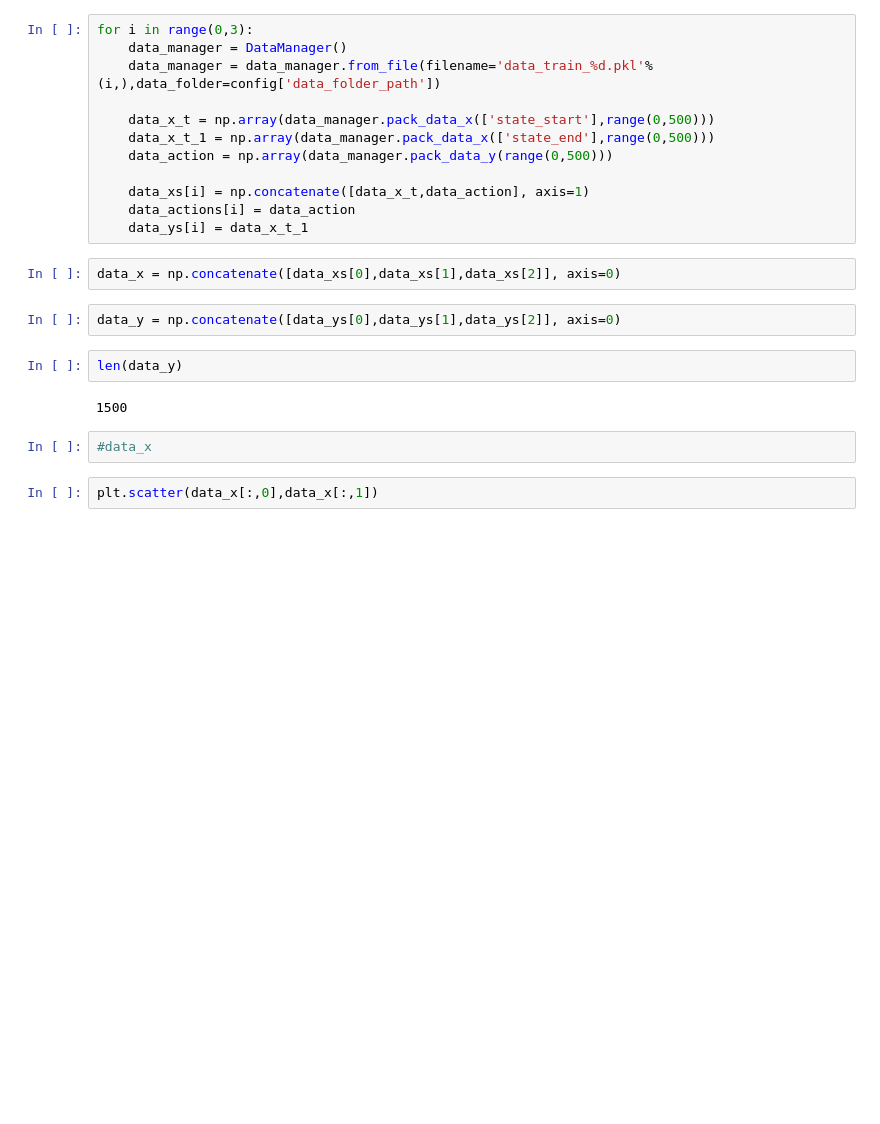
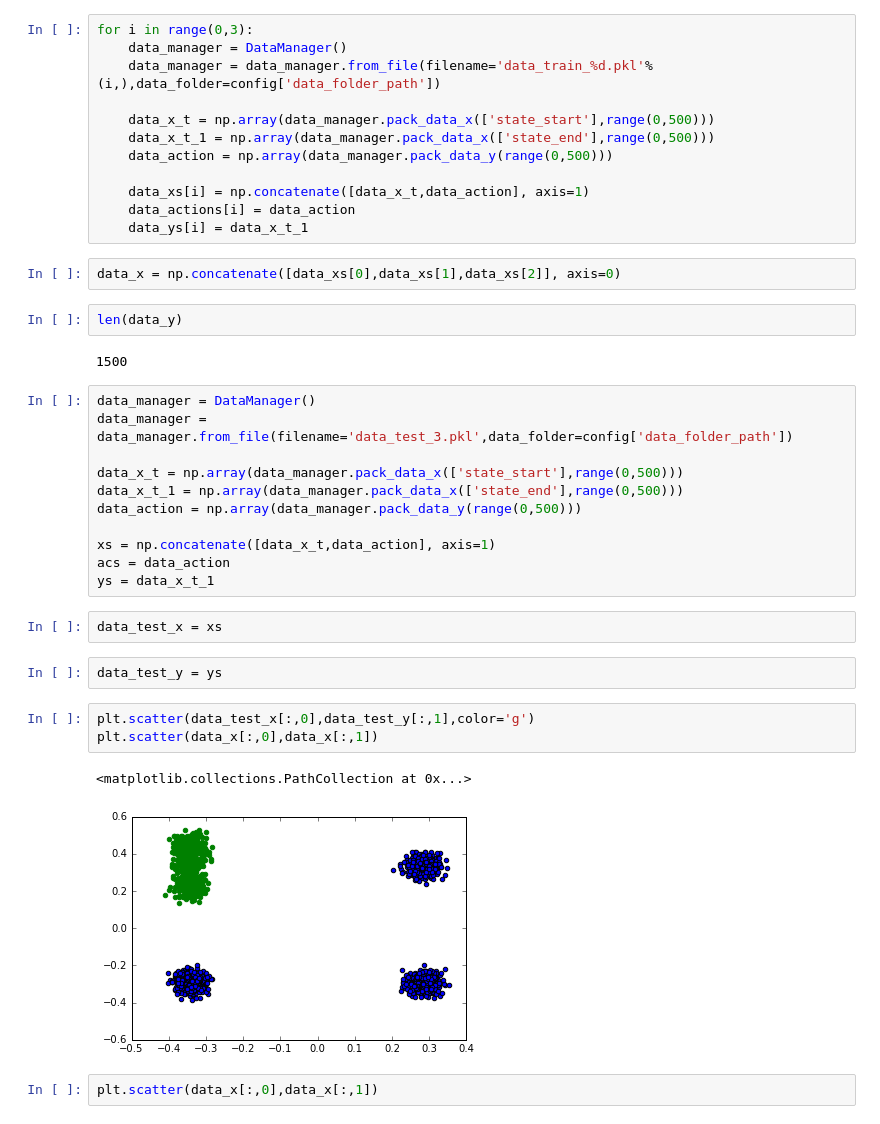
Before and after one commit to mjm522/aml, a Jupyter notebook: aml_dl/src/aml_dl/mdn/notebooks/ensemble_forward_model_box2d.ipynb, the cells around one changed output. Cells and saved outputs as stored; diff of their text form; blank space fills up the shorter version.

```diff
--- a/aml_dl/src/aml_dl/mdn/notebooks/ensemble_forward_model_box2d.ipynb
+++ b/aml_dl/src/aml_dl/mdn/notebooks/ensemble_forward_model_box2d.ipynb
@@ -86,14 +86,31 @@ for i in range(0,3):
     data_ys[i] = data_x_t_1
 # %%
 data_x = np.concatenate([data_xs[0],data_xs[1],data_xs[2]], axis=0)
-# %%
-data_y = np.concatenate([data_ys[0],data_ys[1],data_ys[2]], axis=0)
 # %%
 len(data_y)
 # %% [output]
 1500
-# %%
-#data_x
+# %%
+data_manager = DataManager()
+data_manager = data_manager.from_file(filename='data_test_3.pkl',data_folder=config['data_folder_path'])
+
+data_x_t = np.array(data_manager.pack_data_x(['state_start'],range(0,500)))
+data_x_t_1 = np.array(data_manager.pack_data_x(['state_end'],range(0,500)))
+data_action = np.array(data_manager.pack_data_y(range(0,500)))
+
+xs = np.concatenate([data_x_t,data_action], axis=1)
+acs = data_action
+ys = data_x_t_1
+# %%
+data_test_x = xs
+# %%
+data_test_y = ys
+# %%
+plt.scatter(data_test_x[:,0],data_test_y[:,1],color='g')
+plt.scatter(data_x[:,0],data_x[:,1])
+# %% [output]
+<matplotlib.collections.PathCollection at 0x...>
+[figure, added]
 # %%
 plt.scatter(data_x[:,0],data_x[:,1])
 # %% [output]
```
Also changed, not shown: parts of 9 cells of this notebook, 2 other files.
